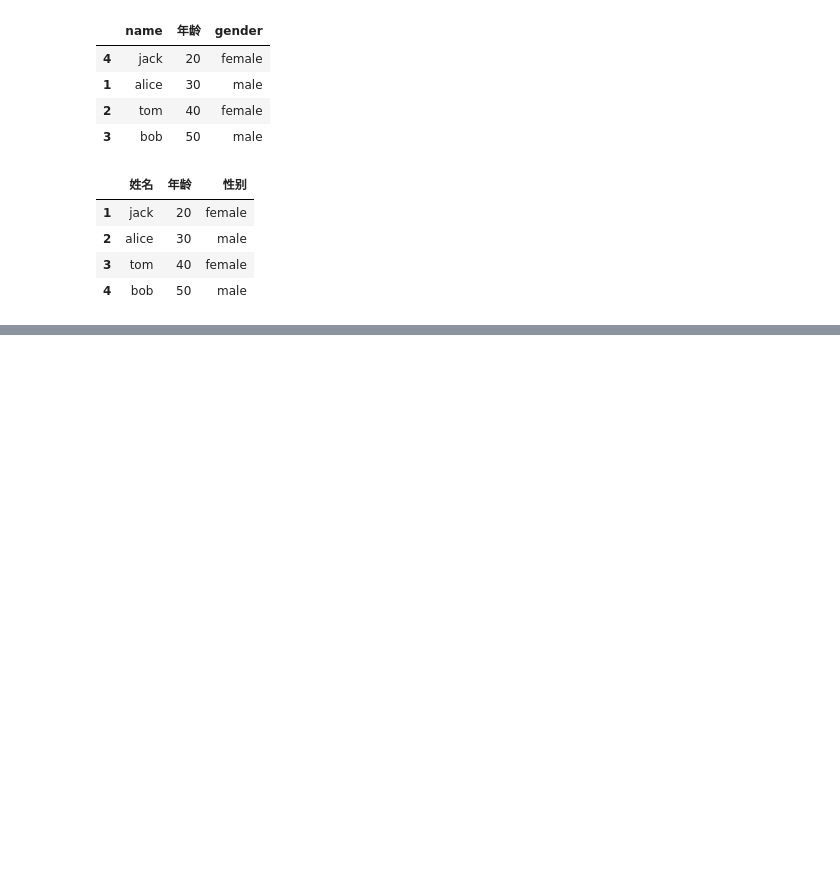
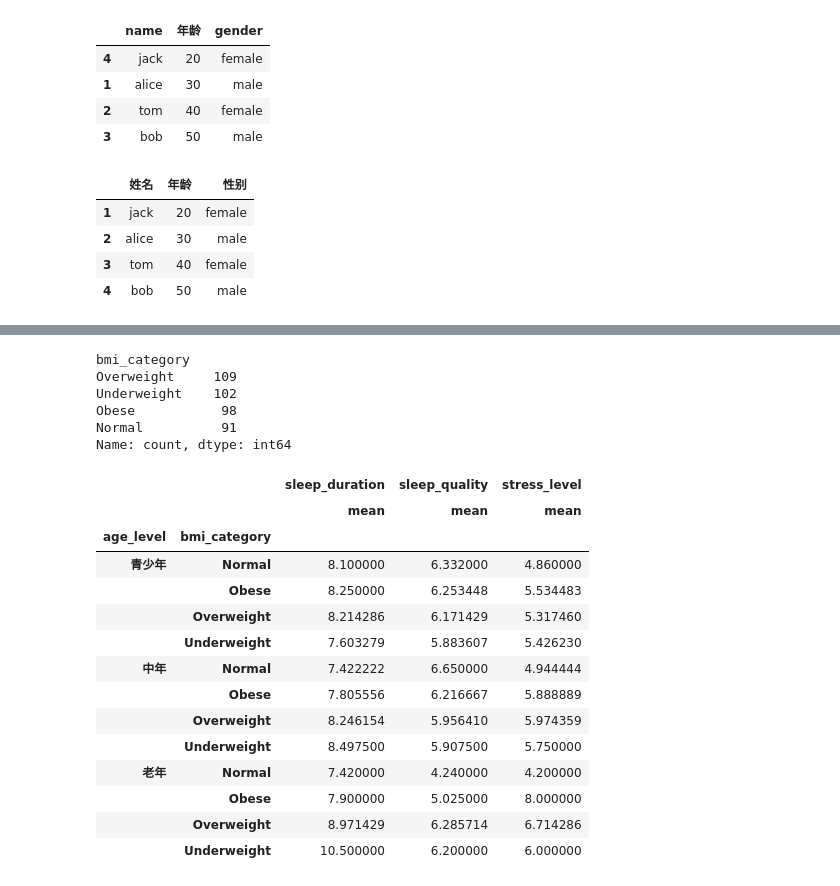
Before and after one commit to whitehappy/numpy-pandas_Notes, a Jupyter notebook: Pandas.ipynb, the cells around one changed output, grey strips where cells are left out. Drawn from its saved outputs; the diff is of its cells as text; code cells hidden in the pictures; blank space fills up the shorter version.

```diff
--- a/Pandas.ipynb
+++ b/Pandas.ipynb
@@ -331,0 +758,14 @@ import pandas as pd
+# %%
+#数据特征的构造
+df['gender'] = df['gender'].astype('category')
+df['occupation'].value_counts()
+df['occupation'] = df['occupation'].astype('category')
+df[['high','low']]=df['blood_pressure'].str.split("/",expand=True)#expand是否分成多列
+df.head()
+
+#睡眠质量的分箱
+labels = ['低','中','高']
+df['sleep_quality_level'] = pd.cut(df['sleep_quality'],bins=3,labels=labels)
+age_labels = ['青少年','中年','老年']
+df['age_level'] = pd.cut(df['age'],bins=3,labels = age_labels)
+df.head()
@@ -331,0 +779,35 @@ import pandas as pd
+# %%
+# 数据统计、分析
+print(df['bmi_category'].value_counts())
+# %% [output]
+bmi_category
+Overweight     109
+Underweight    102
+Obese           98
+Normal          91
+Name: count, dtype: int64
+# %%
+#根据不同的bmi分组，睡眠质量
+df.groupby(['age_level','bmi_category']).agg(
+    {
+        'sleep_duration':['mean'],
+        'sleep_quality':['mean'],
+        'stress_level':['mean']
+    }
+)
+# %% [output]
+|  |  | sleep_duration | sleep_quality | stress_level |
+|  |  | mean | mean | mean |
+| age_level | bmi_category |  |  |  |
+| 青少年 | Normal | 8.100000 | 6.332000 | 4.860000 |
+|  | Obese | 8.250000 | 6.253448 | 5.534483 |
+|  | Overweight | 8.214286 | 6.171429 | 5.317460 |
+|  | Underweight | 7.603279 | 5.883607 | 5.426230 |
+| 中年 | Normal | 7.422222 | 6.650000 | 4.944444 |
+|  | Obese | 7.805556 | 6.216667 | 5.888889 |
+|  | Overweight | 8.246154 | 5.956410 | 5.974359 |
+|  | Underweight | 8.497500 | 5.907500 | 5.750000 |
+| 老年 | Normal | 7.420000 | 4.240000 | 4.200000 |
+|  | Obese | 7.900000 | 5.025000 | 8.000000 |
+|  | Overweight | 8.971429 | 6.285714 | 6.714286 |
+|  | Underweight | 10.500000 | 6.200000 | 6.000000 |
```
Also changed, not shown: parts of 24 cells of this notebook.
